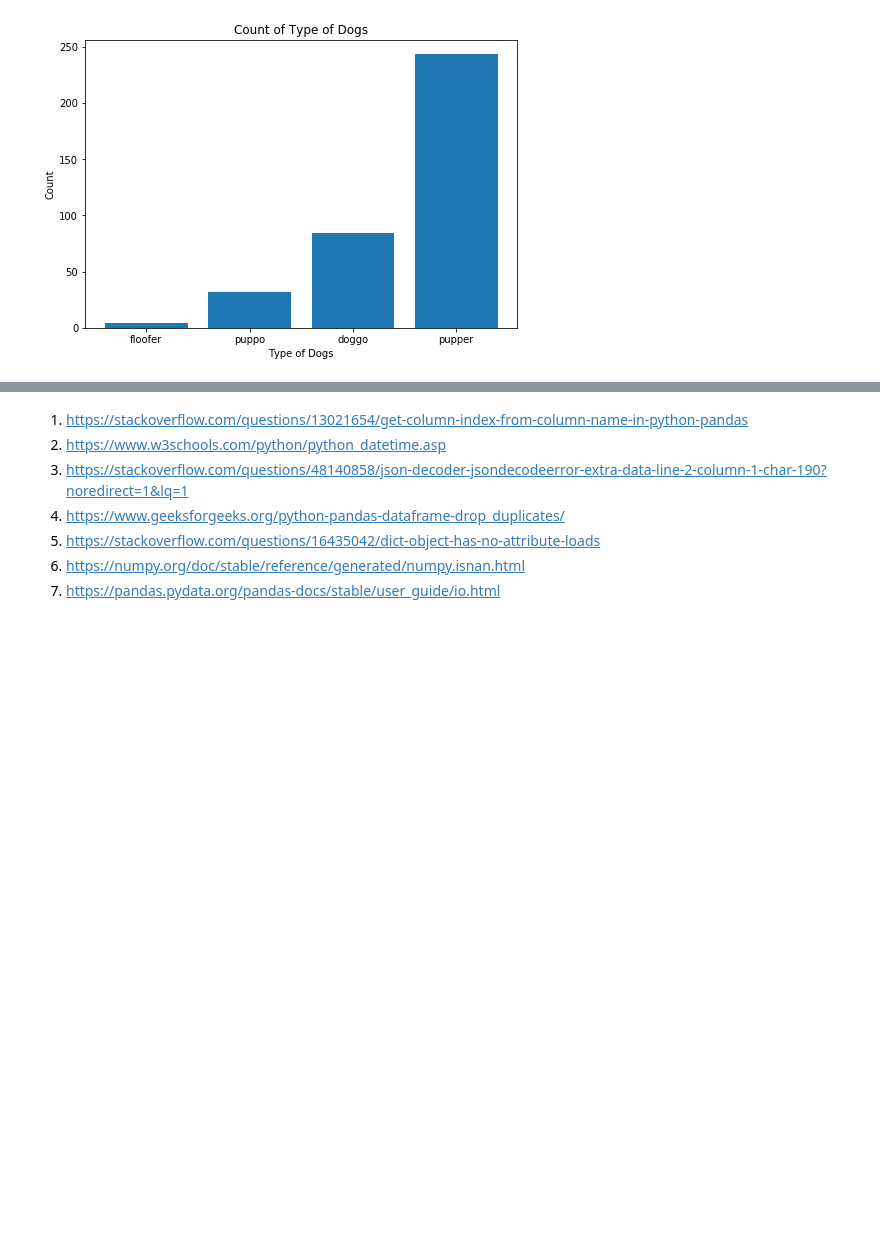
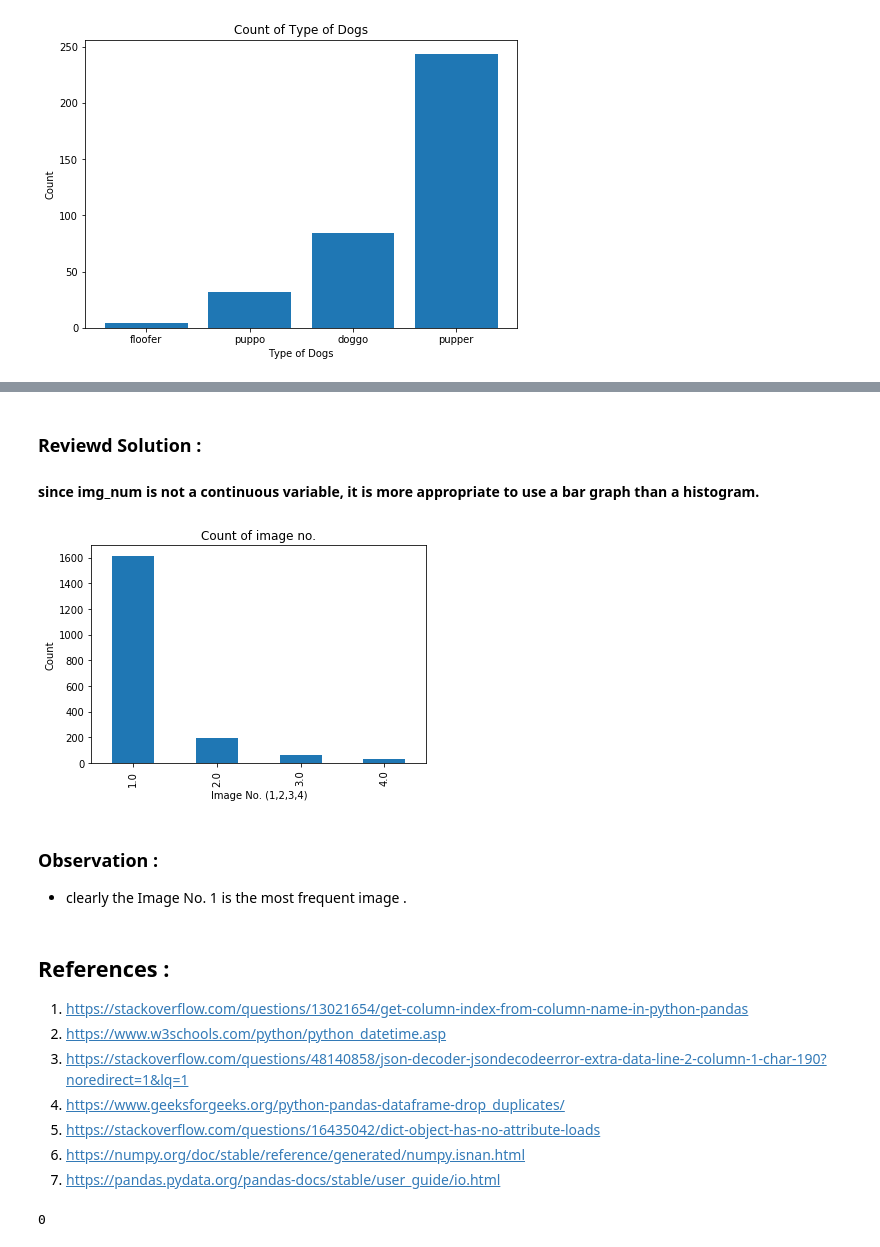
Before and after one commit to Swatichanchal/Wrangle-and-Analyze-Data, a Jupyter notebook: 4. WRANGLE ANALYZE/wrangle_act.ipynb, the cells around one changed output, grey strips where cells are left out. Cells and saved outputs as stored; diff of their text form; code cells hidden in the pictures; blank space fills up the shorter version.

```diff
--- a/4. WRANGLE ANALYZE/wrangle_act.ipynb
+++ b/4. WRANGLE ANALYZE/wrangle_act.ipynb
@@ -810,4 +841,20 @@ plt.show()
+# %% [markdown]
+### Reviewd Solution :
+ #### since img_num is not a continuous variable, it is more appropriate to use a bar graph than a histogram.
+# %%
+g = df['img_num'].value_counts()
+g.plot(kind='bar')
+plt.xlabel('Image No. (1,2,3,4)')
+plt.ylabel('Count')
+plt.title('Count of image no.');
+# %% [output]
+[figure, added]
+# %% [markdown]
+### Observation :
+- clearly the Image No. 1 is the most frequent image .
 # %% [markdown]
+## References :
+
 1. https://stackoverflow.com/questions/13021654/get-column-index-from-column-name-in-python-pandas
 2. https://www.w3schools.com/python/python_datetime.asp
 3. https://stackoverflow.com/questions/48140858/json-decoder-jsondecodeerror-extra-data-line-2-column-1-char-190?noredirect=1&lq=1
@@ -815,3 +862,8 @@ plt.show()
 5. https://stackoverflow.com/questions/16435042/dict-object-has-no-attribute-loads
 6. https://numpy.org/doc/stable/reference/generated/numpy.isnan.html
 7. https://pandas.pydata.org/pandas-docs/stable/user_guide/io.html
+# %%
+from subprocess import call
+call(['python', '-m', 'nbconvert', 'wrangle_act.ipynb'])
+# %% [output]
+0
```
Also changed, not shown: parts of 35 cells of this notebook, 4 other files.
